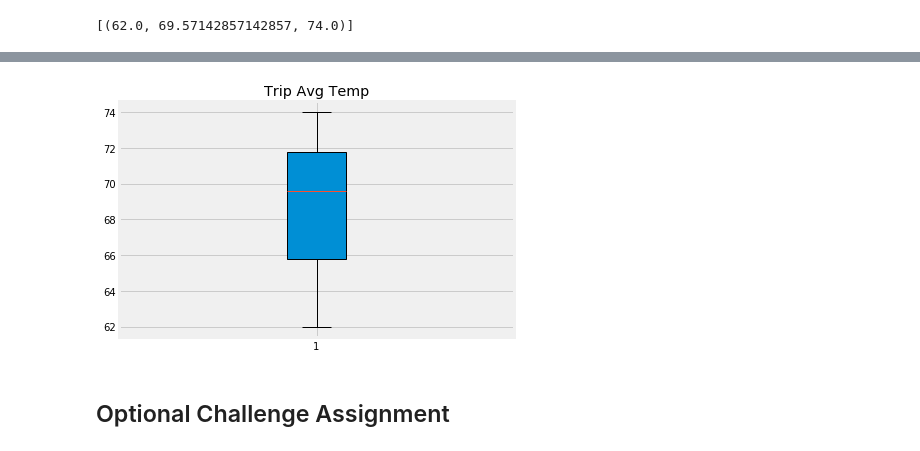
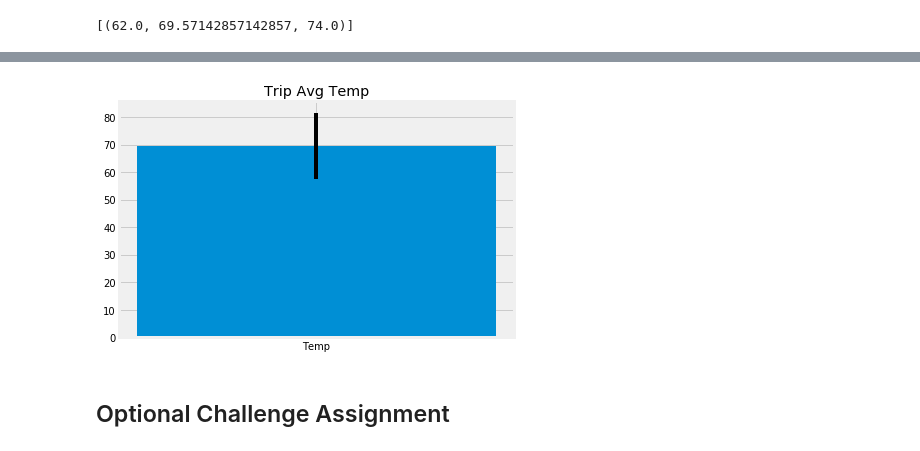
Before and after one commit to jmychalchyk/SQL_Alchemy_Homework, a Jupyter notebook: Jeff_101418.ipynb, the cells around one changed output, grey strips where cells are left out. Saved outputs shown, nothing was run; the diff lists cells and outputs as text; code cells hidden in the pictures.

```diff
--- a/Jeff_101418.ipynb
+++ b/Jeff_101418.ipynb
@@ -247,12 +240,11 @@ TypeError: <lambda>() missing 1 required positional argument: 'height'
 # %%
 fig, ax = plt.subplots()
-x = range(len(chartdata2))
-ax.boxplot(chartdata2, patch_artist=True)
+ax.bar('Temp',chartdata2[0][1],yerr=(chartdata2[0][2]-chartdata2[0][0]))
 ax.set_title('Trip Avg Temp')
 fig.tight_layout()
 plt.show()
 # %% [output]
-[figure, old version]
+[figure, new version]
 # %%
 # Calculate the rainfall per weather station for your trip dates using the previous year's matching dates.
 # Sort this in descending order by precipitation amount and list the station, name, latitude, longitude, and elevation
```
Also changed, not shown: parts of 3 cells of this notebook.
